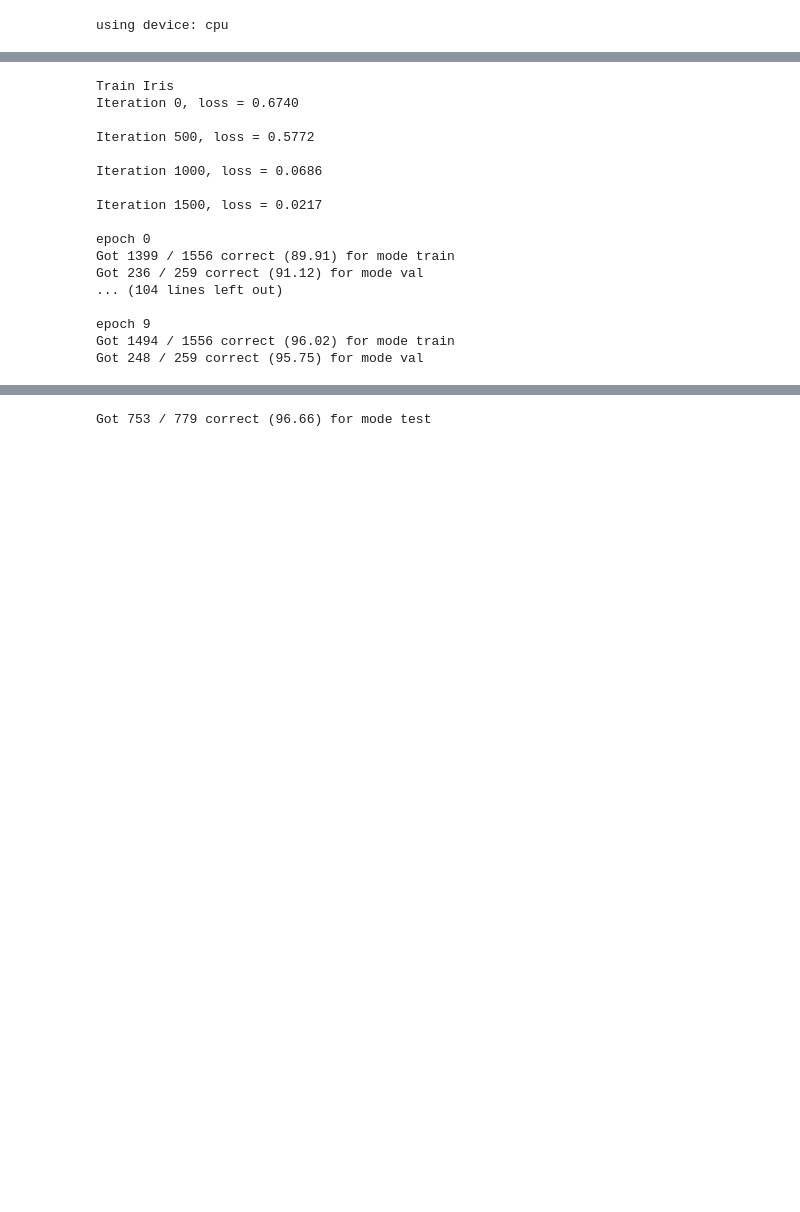
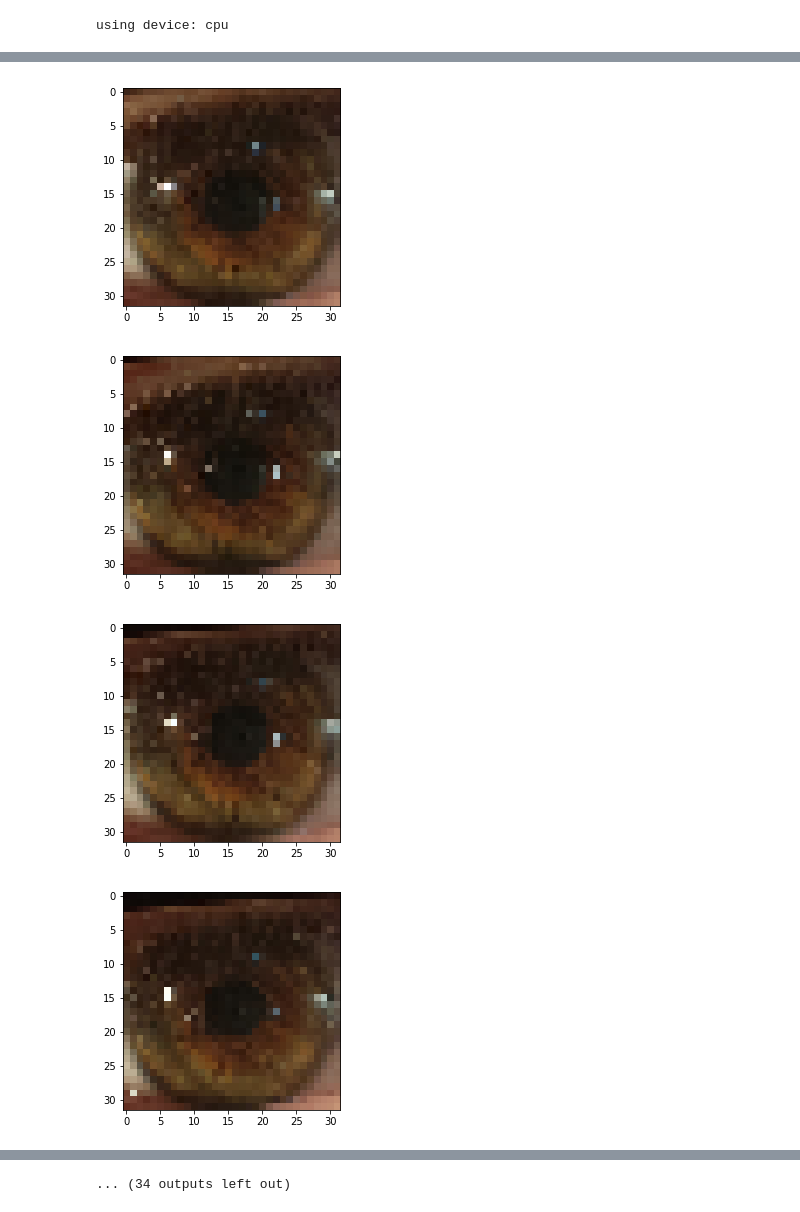
Before and after one commit to jamessye/iris_detector, a Jupyter notebook: Iris Binary Classifier.ipynb, the cells around one changed output, grey strips where cells are left out. Drawn from its saved outputs; the diff is of its cells as text; code cells hidden in the pictures; blank space fills up the shorter version.

```diff
--- a/Iris Binary Classifier.ipynb
+++ b/Iris Binary Classifier.ipynb
@@ -128,5 +136,5 @@ print(y.shape)
 ... (37 outputs left out)
 # %%
-Xt = X.reshape((X.shape[0], 1, X.shape[3], X.shape[1], X.shape[2]))
-yt = y.reshape((y.shape[0], 1))
+X = X.reshape((X.shape[0], 1, X.shape[3], X.shape[1], X.shape[2]))
+Y = Y.reshape(Y.shape[0], 1, 1)
 # %%
@@ -169,5 +177,5 @@ torch.Size([779, 1])
 # %%
-def check_accuracy_part34(mode, model, new_x = None, new_y = None):
+def check_accuracy_part34(mode, model, verbose=False):
 
     if mode == 'val':
         X_sel = X_val
@@ -175,18 +183,12 @@ def check_accuracy_part34(mode, model, new_x = None, new_y = None):
     elif mode == 'train':
         X_sel = X_train
         y_sel = y_train
-    elif mode == 'test':
+    else:
         X_sel = X_test
         y_sel = y_test
-    else:
-        X_sel = new_x
-        y_sel = new_y
 
-
-    SE = 0.0
     num_correct = 0
     num_samples = 0
-
     model.eval()  # set model to evaluation mode
     with torch.no_grad():
         for t in range(X_sel.shape[0]):
@@ -197,17 +199,15 @@ def check_accuracy_part34(mode, model, new_x = None, new_y = None):
             x = x.to(device=device, dtype=dtype)  # move to device, e.g. GPU
             y = y.to(device=device, dtype=torch.long)
 
-            #x_center = model(x)
-            #SE += (x_center.data[0][0] - y) ** 2
-
-            scores = model(x)
-            _, preds = scores.max(1)
-            num_correct += (preds == y).sum()
-            num_samples += preds.size(0)
+            preds = 1 if model(x).item() > 0.5 else 0
+            num_correct += (preds == y.item())
+            if verbose and y.item() != preds:
+                plt.imshow(np.array(x.detach())[0].reshape((32,32,3)))
+                plt.show()
+            num_samples += 1
 
         acc = float(num_correct) / num_samples
         print('Got %d / %d correct (%.2f) for mode %s' % (num_correct, num_samples, 100 * acc, mode))
-        #print(('RMSE ->', SE))
 # %%
 def train_part34(model, optimizer, epochs=20):
     """
@@ -223,7 +223,6 @@ def train_part34(model, optimizer, epochs=20):
 
     model = model.to(device=device)  # move the model parameters to CPU/GPU
     for e in range(epochs):
-        #for t, (x, y) in enumerate(training_data):
         for t in range(X_train.shape[0]):
             model.train()  # put model to training mode
 
@@ -231,13 +230,11 @@ def train_part34(model, optimizer, epochs=20):
             y = y_train[t]
 
             x = x.to(device=device, dtype=dtype)  # move to device, e.g. GPU
-            y = y.to(device=device, dtype=torch.long)
-
-            #x_center = model(x)
-            #loss = F.mse_loss(x_center[0][0], y)
+            y = y.to(device=device, dtype=dtype)
 
             scores = model(x)
-            loss = F.cross_entropy(scores, y)
+            loss = F.binary_cross_entropy(scores, y)
+            #print((y.item(), scores.item(), loss.item()))
 
             # Zero out all of the gradients for the variables which the optimizer
             # will update.
@@ -278,9 +275,11 @@ model = nn.Sequential(
     nn.ReLU(),
     nn.MaxPool2d(kernel_size=2, stride=2, padding=0),
     Flatten(),
-    nn.Linear(7056, 672),
+    nn.Linear(784, 100),
     nn.ReLU(),
-    nn.Linear(672, 2)
+    nn.Linear(100, 1),
+    nn.Sigmoid()
 )
 
 optimizer = optim.SGD(model.parameters(), lr=1e-4, momentum=0.9, nesterov=True)
+train_part34(model, optimizer, epochs=10)
@@ -287,24 +304,7 @@ optimizer = optim.SGD(model.parameters(), lr=1e-4, momentum=0.9, nesterov=True)
-# %%
-print('Train Iris')
-train_part34(model, optimizer, epochs=10)
-# %% [output]
-Train Iris
-Iteration 0, loss = 0.6740
-
-Iteration 500, loss = 0.5772
-
-Iteration 1000, loss = 0.0686
-
-Iteration 1500, loss = 0.0217
-
-epoch 0
-Got 1399 / 1556 correct (89.91) for mode train
-Got 236 / 259 correct (91.12) for mode val
-... (104 lines left out)
-
-epoch 9
-Got 1494 / 1556 correct (96.02) for mode train
-Got 248 / 259 correct (95.75) for mode val
 # %%
-check_accuracy_part34('test', model)
+check_accuracy_part34('test', model, True)
 # %% [output]
+[figure, added]
+[figure, added]
+[figure, added]
+[figure, added]
@@ -311 +319 @@ check_accuracy_part34('test', model)
-Got 753 / 779 correct (96.66) for mode test
+... (34 outputs left out)
```
Also changed, not shown: parts of 8 cells of this notebook.
